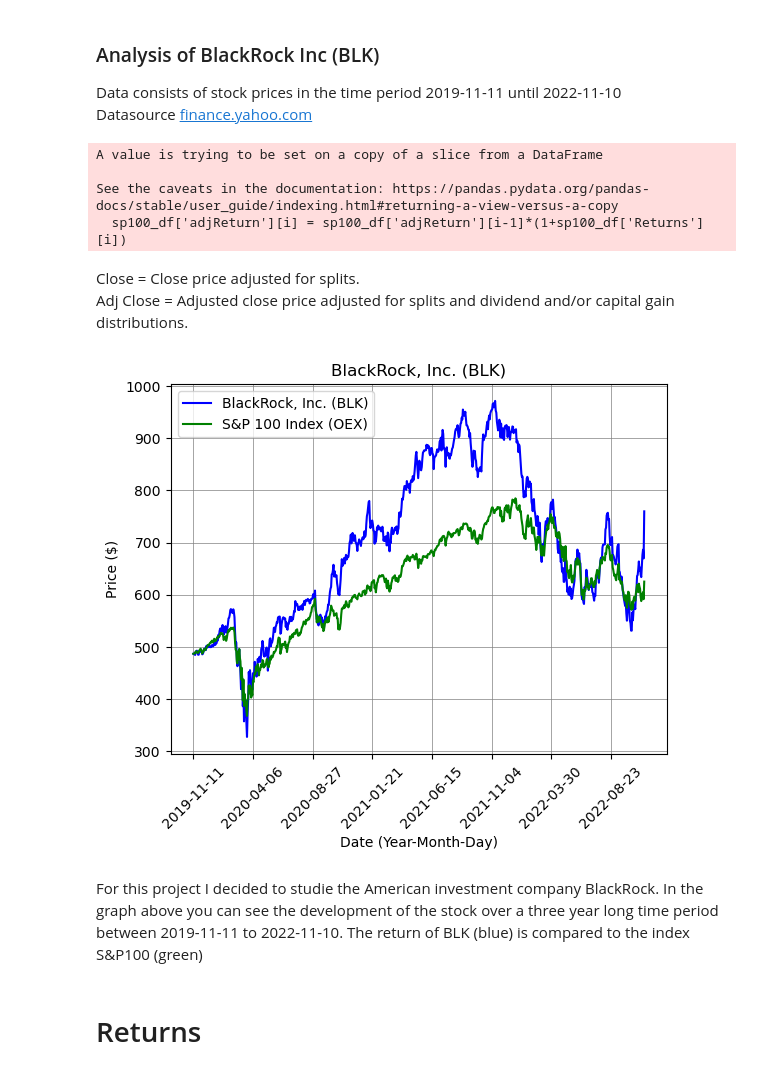
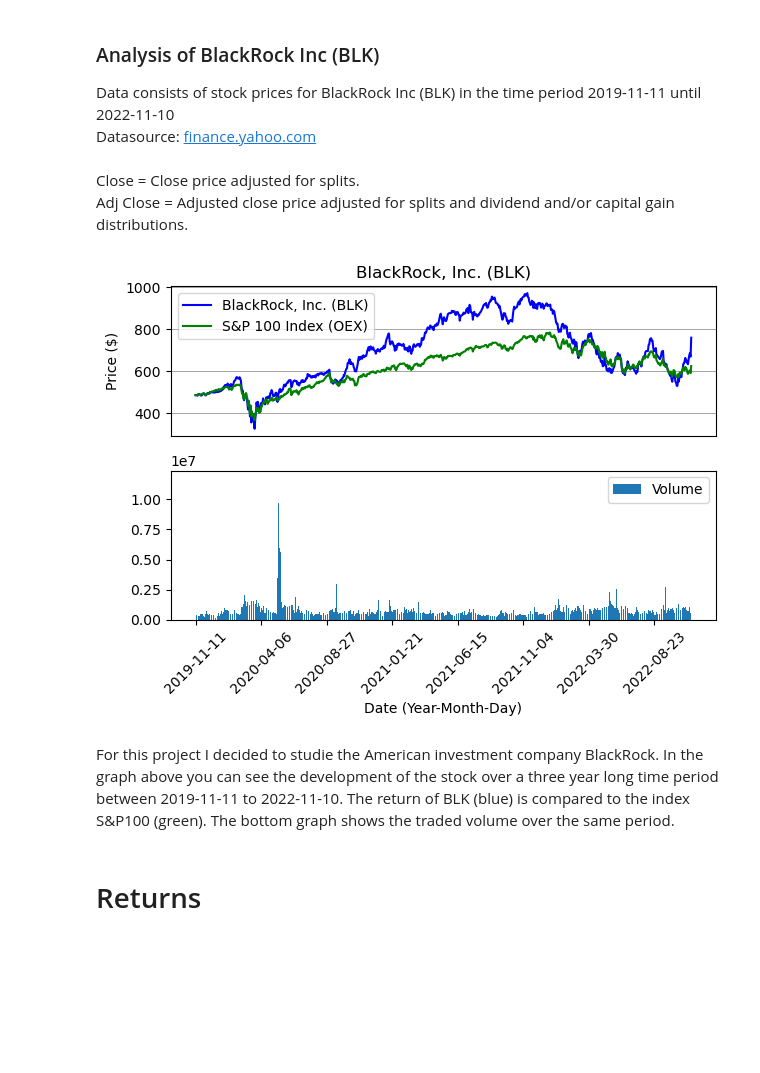
Before and after one commit to holvold/stock-analysis, a Jupyter notebook: BLK-stock-analysis.ipynb, the cells around one changed output. Saved outputs shown, nothing was run; the diff lists cells and outputs as text; code cells hidden in the pictures; blank space fills up the shorter version.

Commit message:
remove errors and add more graphs

```diff
--- a/BLK-stock-analysis.ipynb
+++ b/BLK-stock-analysis.ipynb
@@ -6,11 +5,13 @@ import matplotlib.dates as dates
 # %% [markdown]
 ### Analysis of BlackRock Inc (BLK)
-Data consists of stock prices in the time period 2019-11-11 until 2022-11-10<br>
-Datasource [finance.yahoo.com](https://finance.yahoo.com)
+Data consists of stock prices for BlackRock Inc (BLK) in the time period 2019-11-11 until 2022-11-10<br>
+Datasource: [finance.yahoo.com](https://finance.yahoo.com)
 # %%
 # Read in historical data of BlackRock Inc from Yahoo Finance
 blk_df = pd.read_csv('data/BLK.csv')
 sp100_df = pd.read_csv('data/OEX.csv')
+
+pd.options.mode.chained_assignment = None #Removes error that otherwise occur in for-loop (default='warn')
 
 # Calculate returns and put into a new column
 blk_df['Returns'] = blk_df['Close'].pct_change()
@@ -20,31 +21,33 @@ sp100_df['Returns'] = sp100_df['Close'].pct_change()
 sp100_df['adjReturn'] = blk_df['Close']
 for i in range(1, len(blk_df)):
     sp100_df['adjReturn'][i] = sp100_df['adjReturn'][i-1]*(1+sp100_df['Returns'][i])
-# %% [output]
-A value is trying to be set on a copy of a slice from a DataFrame
-
-See the caveats in the documentation: https://pandas.pydata.org/pandas-docs/stable/user_guide/indexing.html#returning-a-view-versus-a-copy
-  sp100_df['adjReturn'][i] = sp100_df['adjReturn'][i-1]*(1+sp100_df['Returns'][i])
 # %% [markdown]
 Close = Close price adjusted for splits.
 Adj Close = Adjusted close price adjusted for splits and dividend and/or capital gain distributions.
 # %%
 x = sp100_df['Date']
 y = sp100_df['adjReturn']
 
-plt.xticks(np.arange(0, len(x)+1, 100), rotation=45)
-plt.title('BlackRock, Inc. (BLK)')
-plt.xlabel('Date (Year-Month-Day)')
-plt.ylabel('Price ($)')
-plt.plot(blk_df['Date'], blk_df['Close'], color='blue')
-plt.plot(x, y, color = 'green')
-plt.grid(color = 'grey', linewidth = 0.5)
-plt.legend(['BlackRock, Inc. (BLK)', 'S&P 100 Index (OEX)'])
+fig, axs = plt.subplots(2)
+
+axs[0].set_title('BlackRock, Inc. (BLK)')
+axs[0].set_ylabel('Price ($)')
+axs[0].get_xaxis().set_ticks([])
+axs[0].plot(blk_df['Date'], blk_df['Close'], color='blue')
+axs[0].plot(x, y, color = 'green')
+axs[0].grid(color = 'grey', linewidth = 0.5)
+axs[0].legend(['BlackRock, Inc. (BLK)', 'S&P 100 Index (OEX)'])
+axs[1].set_xlabel('Date (Year-Month-Day)')
+axs[1].set_xticks(np.arange(0, len(x)+1, 100))
+axs[1].tick_params(axis='x',labelrotation=45)
+axs[1].bar(blk_df['Date'],blk_df['Volume'], label='BlackRock')
+axs[1].legend(['Volume'])
+fig.tight_layout()
 plt.show()
 # %% [output]
-[figure, old version]
+[figure, new version]
 # %% [markdown]
-For this project I decided to studie the American investment company BlackRock. In the graph above you can see the development of the stock over a three year long time period between 2019-11-11 to 2022-11-10. The return of BLK (blue) is compared to the index S&P100 (green)
+For this project I decided to studie the American investment company BlackRock. In the graph above you can see the development of the stock over a three year long time period between 2019-11-11 to 2022-11-10. The return of BLK (blue) is compared to the index S&P100 (green). The bottom graph shows the traded volume over the same period.
 # %% [markdown]
 # Returns
 # %%
```
Also changed, not shown: parts of 4 cells of this notebook, 1 other file.
